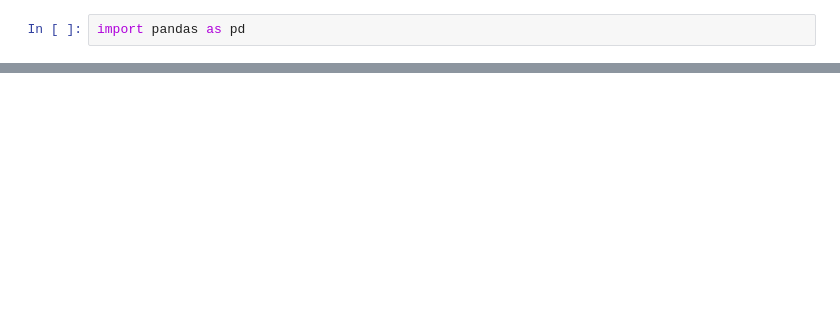
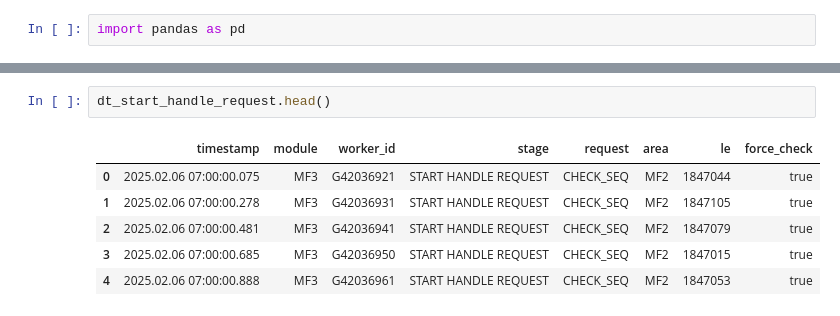
Before and after one commit to hseptiani/iis-seminar, a Jupyter notebook: analysis.ipynb, the cells around one changed output, grey strips where cells are left out. Drawn from its saved outputs; the diff is of its cells as text; blank space fills up the shorter version.

```diff
--- a/analysis.ipynb
+++ b/analysis.ipynb
@@ -10 +54,10 @@ dt_unknown = pd.read_pickle("result/Unknown Content.pkl")
+# %%
+dt_start_handle_request.head()
+# %% [output]
+|  | timestamp | module | worker_id | stage | request | area | le | force_check |
+| 0 | 2025.02.06 07:00:00.075 | MF3 | G42036921 | START HANDLE REQUEST | CHECK_SEQ | MF2 | 1847044 | true |
+| 1 | 2025.02.06 07:00:00.278 | MF3 | G42036931 | START HANDLE REQUEST | CHECK_SEQ | MF2 | 1847105 | true |
+| 2 | 2025.02.06 07:00:00.481 | MF3 | G42036941 | START HANDLE REQUEST | CHECK_SEQ | MF2 | 1847079 | true |
+| 3 | 2025.02.06 07:00:00.685 | MF3 | G42036950 | START HANDLE REQUEST | CHECK_SEQ | MF2 | 1847015 | true |
+| 4 | 2025.02.06 07:00:00.888 | MF3 | G42036961 | START HANDLE REQUEST | CHECK_SEQ | MF2 | 1847053 | true |
 # %%
```
Also changed, not shown: parts of 10 cells of this notebook, 10 other files.
